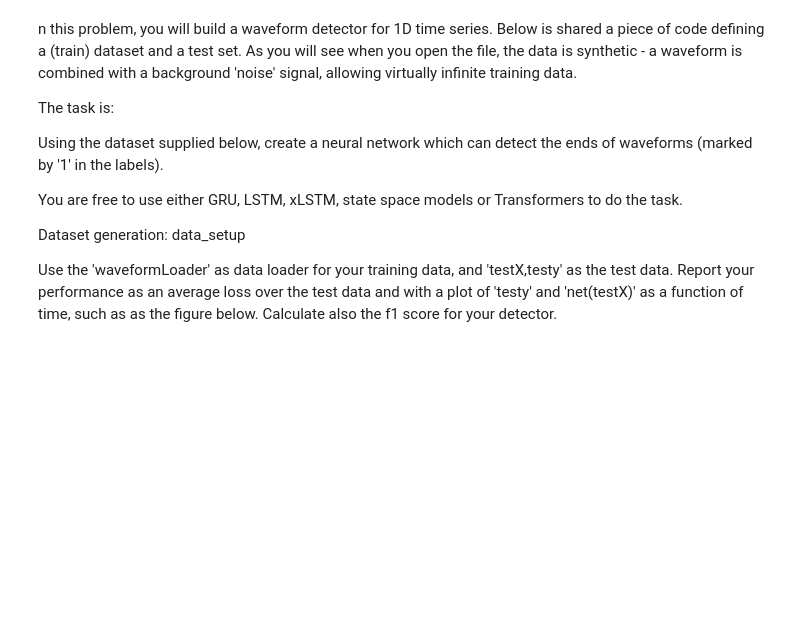
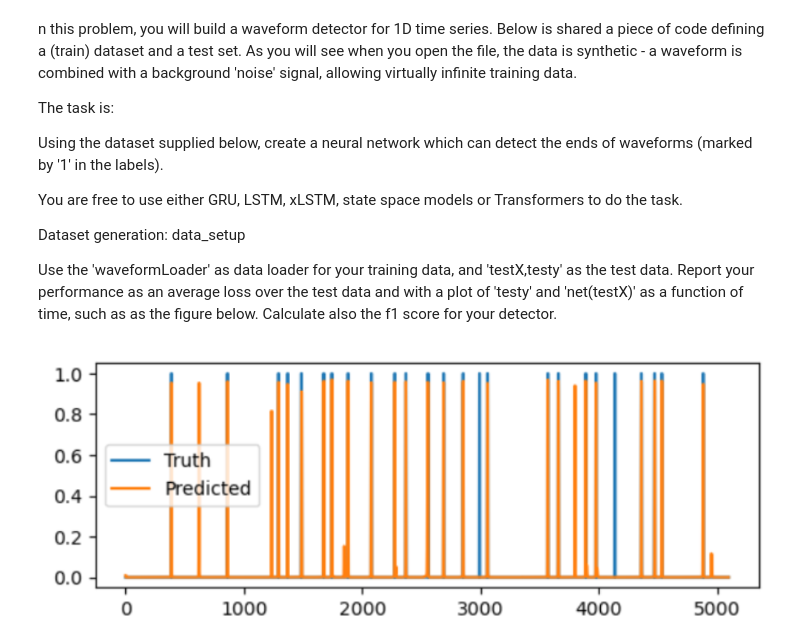
Before and after one commit to StefanStringer/FinalSemester, a Jupyter notebook: Deep Learning/Assignments/Assignment 2/stefan_stringer_au712592.ipynb, the cells around one changed output. Cells and saved outputs as stored; diff of their text form; code cells hidden in the pictures; blank space fills up the shorter version.

```diff
--- a/Deep Learning/Assignments/Assignment 2/stefan_stringer_au712592.ipynb
+++ b/Deep Learning/Assignments/Assignment 2/stefan_stringer_au712592.ipynb
@@ -72,3 +72,7 @@ You are free to use either GRU, LSTM, xLSTM, state space models or Transformers
 Dataset generation: data_setup
 
 Use the 'waveformLoader' as data loader for your training data, and 'testX,testy' as the test data. Report your performance as an average loss over the test data and with a plot of 'testy' and 'net(testX)' as a function of time, such as as the figure below. Calculate also the f1 score for your detector.
+# %%
+Image(filename='/home/stefan_stringer/FinalSemester/Deep Learning/Assignments/Assignment 2/Problem2image.png')
+# %% [output]
+[figure, added]
```
Also changed, not shown: parts of 1 cell of this notebook.
